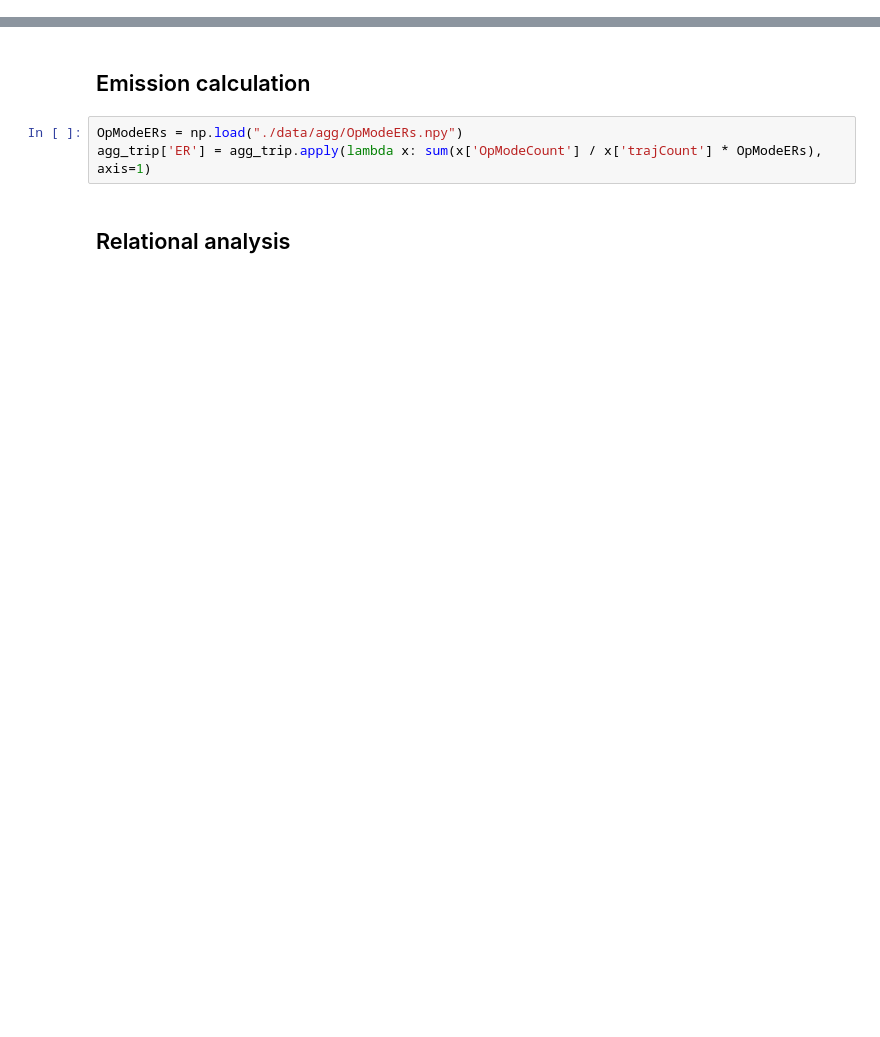
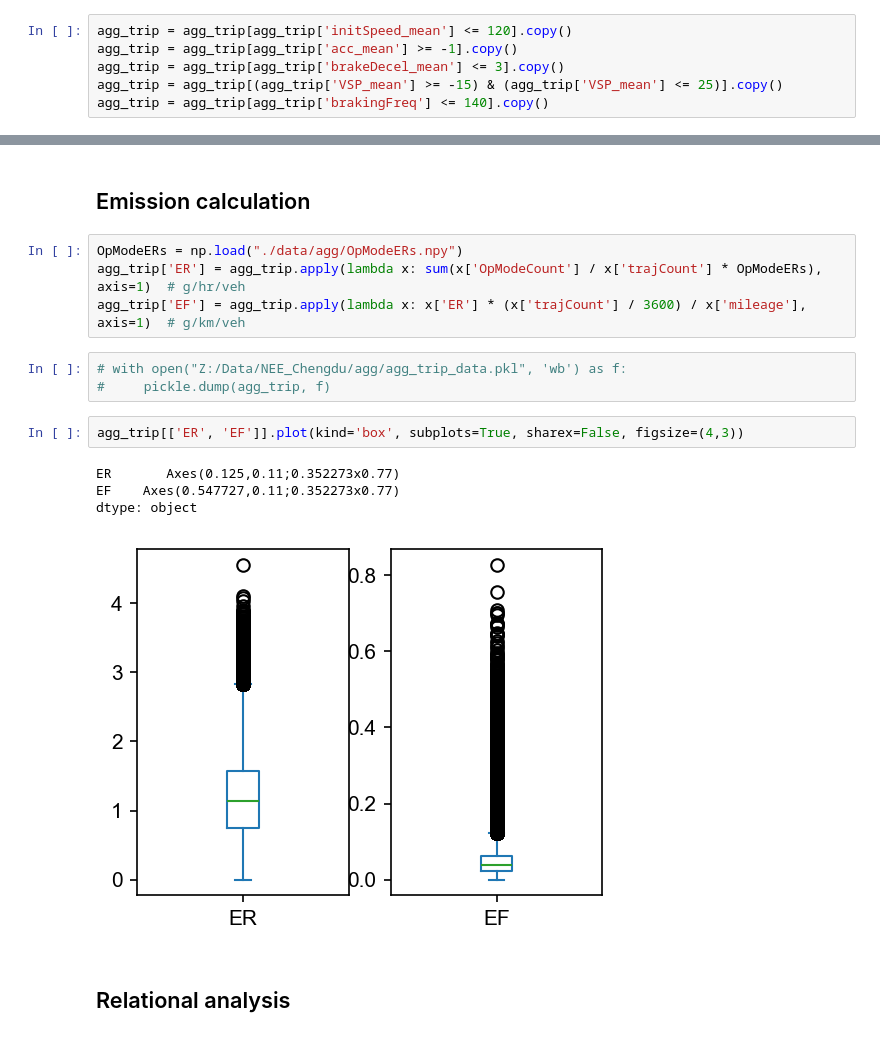
Before and after one commit to QiuziChen/brake-wear-emission-modeling, a Jupyter notebook: Doc_8_Trip_Based_Emission_Analysis.ipynb, the cells around one changed output, grey strips where cells are left out. Cells and saved outputs as stored; diff of their text form; blank space fills up the shorter version.

```diff
--- a/Doc_8_Trip_Based_Emission_Analysis.ipynb
+++ b/Doc_8_Trip_Based_Emission_Analysis.ipynb
@@ -57,3 +72,9 @@ We got 358,017 trips on Nov.1 (Tuesday) with braking events and 410,258 on Nov.4
+# %%
+agg_trip = agg_trip[agg_trip['initSpeed_mean'] <= 120].copy()
+agg_trip = agg_trip[agg_trip['acc_mean'] >= -1].copy()
+agg_trip = agg_trip[agg_trip['brakeDecel_mean'] <= 3].copy()
+agg_trip = agg_trip[(agg_trip['VSP_mean'] >= -15) & (agg_trip['VSP_mean'] <= 25)].copy()
+agg_trip = agg_trip[agg_trip['brakingFreq'] <= 140].copy()
 # %%
 agg_trip.shape
 # %% [output]
@@ -62,6 +94,17 @@ agg_trip.shape
 ## Emission calculation
 # %%
 OpModeERs = np.load("./data/agg/OpModeERs.npy")
-agg_trip['ER'] = agg_trip.apply(lambda x: sum(x['OpModeCount'] / x['trajCount'] * OpModeERs), axis=1)
+agg_trip['ER'] = agg_trip.apply(lambda x: sum(x['OpModeCount'] / x['trajCount'] * OpModeERs), axis=1)  # g/hr/veh
+agg_trip['EF'] = agg_trip.apply(lambda x: x['ER'] * (x['trajCount'] / 3600) / x['mileage'], axis=1)  # g/km/veh
+# %%
+# with open("Z:/Data/NEE_Chengdu/agg/agg_trip_data.pkl", 'wb') as f:
+#     pickle.dump(agg_trip, f)
+# %%
+agg_trip[['ER', 'EF']].plot(kind='box', subplots=True, sharex=False, figsize=(4,3))
+# %% [output]
+ER       Axes(0.125,0.11;0.352273x0.77)
+EF    Axes(0.547727,0.11;0.352273x0.77)
+dtype: object
+[figure, added]
 # %% [markdown]
 ## Relational analysis
```
Also changed, not shown: parts of 55 cells of this notebook.
